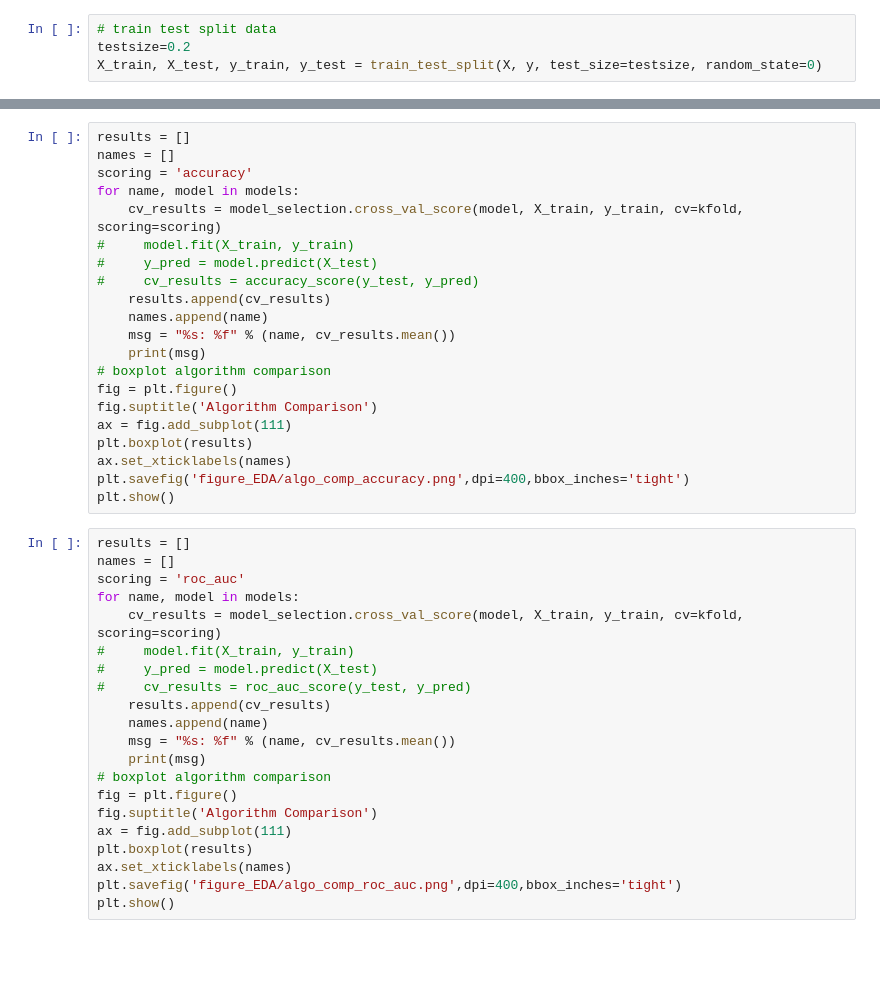
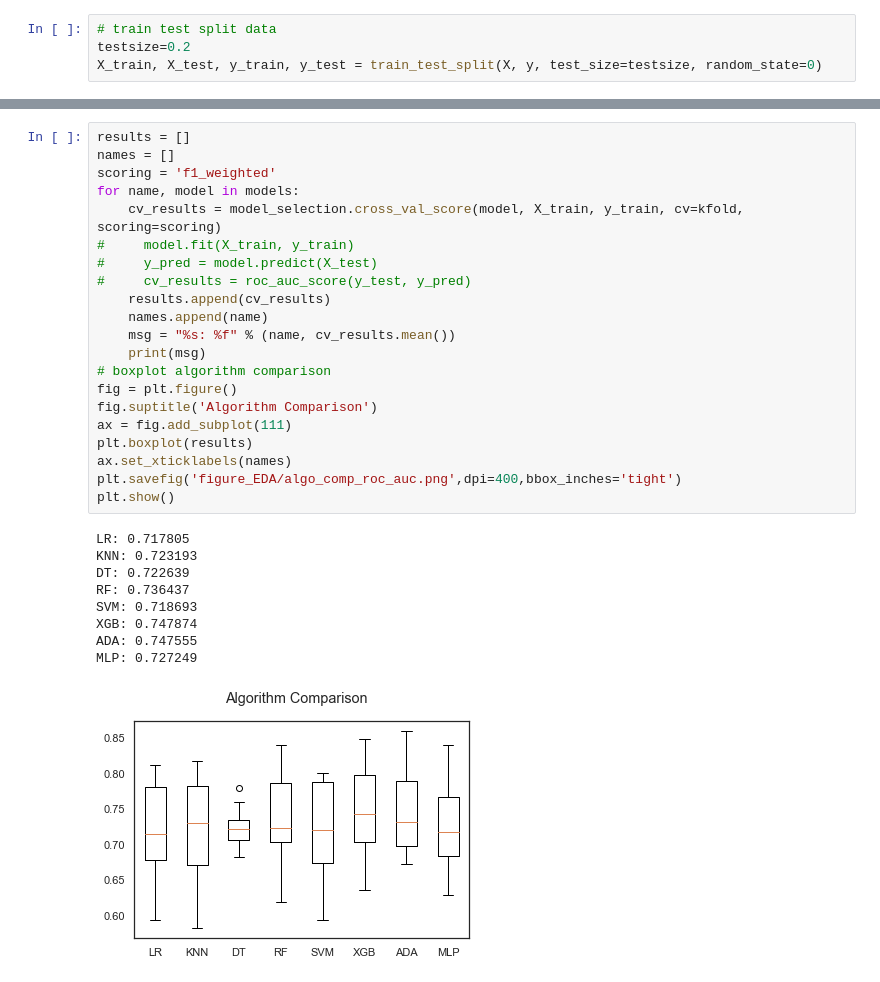
Before and after one commit to gharbi-wissal/PEC-fraud-detection, a Jupyter notebook: modeling/PEC modelisation-comparaison-algorithme.ipynb, the cells around one changed output, grey strips where cells are left out. Drawn from its saved outputs; the diff is of its cells as text; blank space fills up the shorter version.

```diff
--- a/modeling/PEC modelisation-comparaison-algorithme.ipynb
+++ b/modeling/PEC modelisation-comparaison-algorithme.ipynb
@@ -180,42 +244,31 @@ models.append(('MLP', MLPClassifier()))
 # %%
 results = []
 names = []
-scoring = 'accuracy'
+scoring = 'f1_weighted'
 for name, model in models:
     cv_results = model_selection.cross_val_score(model, X_train, y_train, cv=kfold, scoring=scoring)
 #     model.fit(X_train, y_train)
 #     y_pred = model.predict(X_test)
-#     cv_results = accuracy_score(y_test, y_pred)
+#     cv_results = roc_auc_score(y_test, y_pred)
     results.append(cv_results)
     names.append(name)
     msg = "%s: %f" % (name, cv_results.mean())
     print(msg)
 # boxplot algorithm comparison
 fig = plt.figure()
 fig.suptitle('Algorithm Comparison')
 ax = fig.add_subplot(111)
 plt.boxplot(results)
 ax.set_xticklabels(names)
-plt.savefig('figure_EDA/algo_comp_accuracy.png',dpi=400,bbox_inches='tight')
+plt.savefig('figure_EDA/algo_comp_roc_auc.png',dpi=400,bbox_inches='tight')
 plt.show()
+# %% [output]
+LR: 0.717805
+KNN: 0.723193
+DT: 0.722639
+RF: 0.736437
+SVM: 0.718693
+XGB: 0.747874
+ADA: 0.747555
+MLP: 0.727249
+[figure, added]
-# %%
-results = []
-names = []
-scoring = 'roc_auc'
-for name, model in models:
-    cv_results = model_selection.cross_val_score(model, X_train, y_train, cv=kfold, scoring=scoring)
-#     model.fit(X_train, y_train)
-#     y_pred = model.predict(X_test)
-#     cv_results = roc_auc_score(y_test, y_pred)
-    results.append(cv_results)
-    names.append(name)
-    msg = "%s: %f" % (name, cv_results.mean())
-    print(msg)
-# boxplot algorithm comparison
-fig = plt.figure()
-fig.suptitle('Algorithm Comparison')
-ax = fig.add_subplot(111)
-plt.boxplot(results)
-ax.set_xticklabels(names)
-plt.savefig('figure_EDA/algo_comp_roc_auc.png',dpi=400,bbox_inches='tight')
-plt.show()
```
Also changed, not shown: parts of 11 cells of this notebook, 30 other files.
